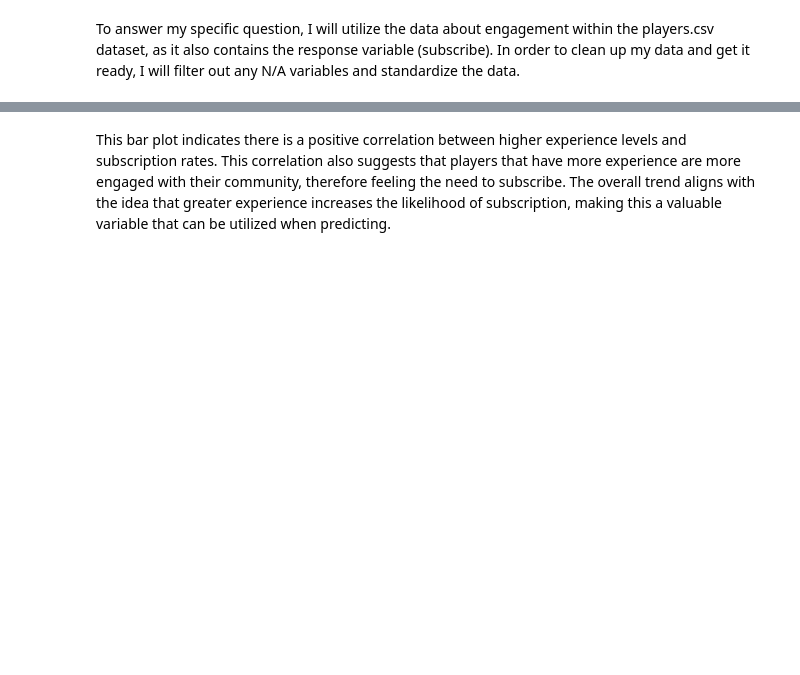
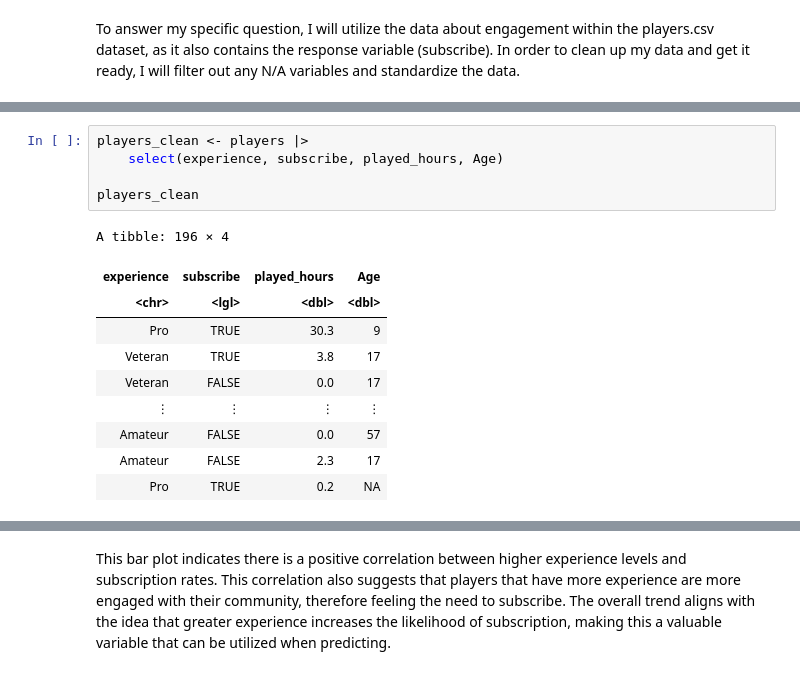
Before and after one commit to ishmandeol/Project-Planning-Stage, a Jupyter notebook: Project1.ipynb, the cells around one changed output, grey strips where cells are left out. Saved outputs shown, nothing was run; the diff lists cells and outputs as text; blank space fills up the shorter version.

```diff
--- a/Project1.ipynb
+++ b/Project1.ipynb
@@ -44,3 +72,19 @@ players
+# %%
+players_clean <- players |>
+    select(experience, subscribe, played_hours, Age)
+
+players_clean
+# %% [output]
+A tibble: 196 × 4
+| experience | subscribe | played_hours | Age |
+| <chr> | <lgl> | <dbl> | <dbl> |
+| Pro | TRUE | 30.3 | 9 |
+| Veteran | TRUE | 3.8 | 17 |
+| Veteran | FALSE | 0.0 | 17 |
+| ⋮ | ⋮ | ⋮ | ⋮ |
+| Amateur | FALSE | 0.0 | 57 |
+| Amateur | FALSE | 2.3 | 17 |
+| Pro | TRUE | 0.2 | NA |
 # %%
 sessions <- read_csv("https://raw.githubusercontent.com/ishmandeol/Project-Planning-Stage/refs/heads/main/sessions.csv")
 sessions
```
Also changed, not shown: parts of 7 cells of this notebook.
